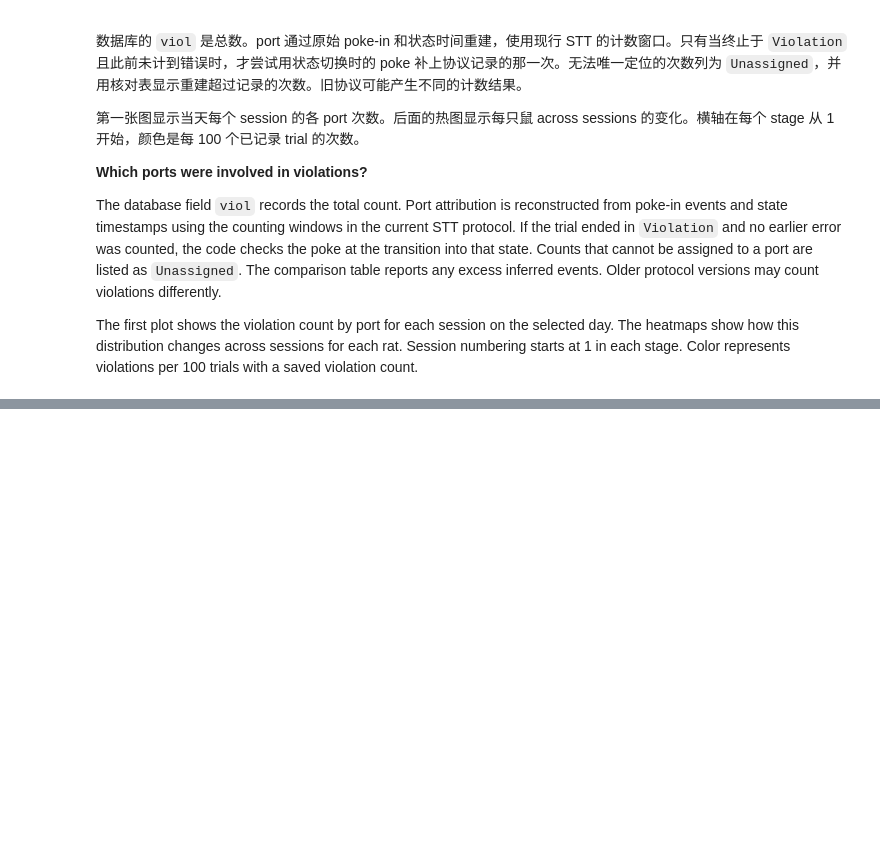
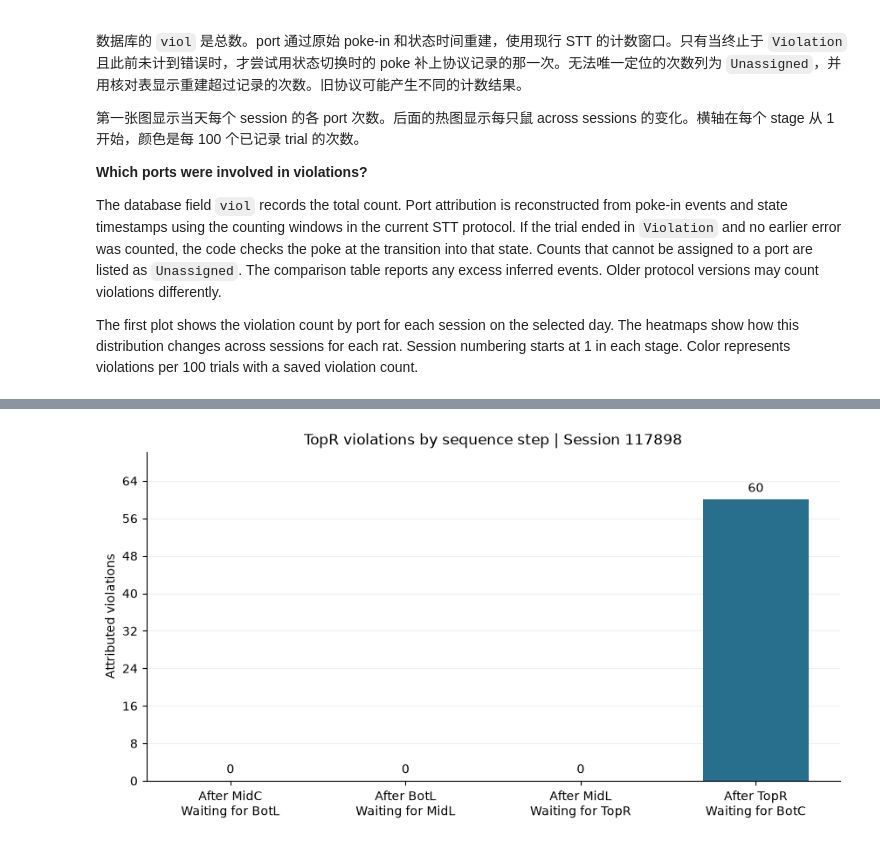
Before and after one commit to AplysiaC/behavior_trial, a Jupyter notebook: notebooks/stt_training_dashboard.ipynb, the cells around one changed output, grey strips where cells are left out. Drawn from its saved outputs; the diff is of its cells as text; code cells hidden in the pictures; blank space fills up the shorter version.

```diff
--- a/notebooks/stt_training_dashboard.ipynb
+++ b/notebooks/stt_training_dashboard.ipynb
@@ -381,0 +447,92 @@ for stage, frame in history_ports.groupby("stage", sort=False):
+# %%
+SESSION_ID = 117898
+VIOLATION_PORT = "TopR"  # e.g. "MidL", "BotC"
+
+if VIOLATION_PORT not in PORTS:
+    raise ValueError(f"Choose a port from {', '.join(PORTS)}.")
+
+position_sql = text("""
+    SELECT t.trialnum, t.viol, p.parsed_events, d.data AS trial_data
+    FROM beh.trials AS t
+    LEFT JOIN beh.parsed_events AS p ON p.trialid = t.trialid
+    LEFT JOIN beh.trial_data AS d ON d.trialid = t.trialid
+    WHERE t.sessid = :session_id AND t.viol > 0
+    ORDER BY t.trialnum
+""")
+wrong_trials = pd.read_sql_query(position_sql, dbe, params={"session_id": SESSION_ID})
+rows = []
+sequences = set()
+unassigned = 0
+for trial in wrong_trials.itertuples(index=False):
+    events = infer_violation_events(payload(trial.parsed_events))
+    recorded = int(trial.viol)
+    if len(events) > recorded:
+        events = []
+    unassigned += recorded - len(events)
+
+    sequence = payload(trial.trial_data).get("target_sequence")
+    targets = [*sequence, "BotC"] if isinstance(sequence, list) and len(sequence) == 4 else None
+    if targets:
+        sequences.add(tuple(targets))
+    for port, timestamp, step in events:
+        rows.append({
+            "trialnum": trial.trialnum,
+            "violation_port": port,
+            "after_step": step,
+            "last_correct_port": targets[step - 1] if targets and 1 <= step <= 4 else "Unknown",
+            "next_target": targets[step] if targets and 1 <= step <= 4 else "Unknown",
+            "time_in_trial_s": timestamp,
+        })
+
+all_details = pd.DataFrame(rows, columns=[
+    "trialnum", "violation_port", "after_step", "last_correct_port",
+    "next_target", "time_in_trial_s",
+]).sort_values(["trialnum", "time_in_trial_s"])
+selected = all_details.loc[all_details["violation_port"].eq(VIOLATION_PORT)]
+print(f"Session {SESSION_ID} · {VIOLATION_PORT}: {len(selected)} attributed events")
+print(f"Unassigned recorded violations across all ports: {unassigned}")
+if not wrong_trials.empty:
+    steps = list(range(1, 5))
+    counts_by_step = selected["after_step"].value_counts().reindex(steps, fill_value=0).tolist()
+    labels = [f"After step {step}" for step in steps]
+    if len(sequences) == 1:
+        targets = next(iter(sequences))
+        labels = [f"After {targets[k - 1]}\nWaiting for {targets[k]}" for k in steps]
+    fig, ax = plt.subplots(figsize=(8.5, 4.5), layout="constrained")
+    bars = ax.bar(steps, counts_by_step, width=0.6, color="#286f8d")
+    ax.bar_label(bars, padding=4)
+    ax.set_xticks(steps, labels)
+    ax.set(title=f"{VIOLATION_PORT} violations by sequence step | Session {SESSION_ID}",
+           ylabel="Attributed violations", ylim=(0, max(counts_by_step + [4]) * 1.17))
+    ax.yaxis.set_major_locator(MaxNLocator(integer=True))
+    ax.spines[["top", "right"]].set_visible(False)
+    ax.set_axisbelow(True)
+    ax.grid(axis="y", alpha=0.2)
+    plt.show()
+
+    port_by_step = (all_details.groupby(["violation_port", "after_step"]).size()
+                    .unstack(fill_value=0).reindex(index=PORTS, columns=steps, fill_value=0))
+    fig_ports, ax_ports = plt.subplots(figsize=(8.5, 5.2), layout="constrained")
+    vmax = max(1, port_by_step.to_numpy().max())
+    heatmap = ax_ports.imshow(port_by_step, cmap="Blues", vmin=0, vmax=vmax, aspect="auto")
+    for i, values in enumerate(port_by_step.to_numpy()):
+        for j, count in enumerate(values):
+            ax_ports.text(j, i, str(count), ha="center", va="center",
+                          color="white" if count > 0.55 * vmax else "#162f45")
+    ax_ports.set_xticks(range(len(steps)), labels)
+    ax_ports.set_yticks(range(len(PORTS)), PORTS)
+    ax_ports.set(title=f"Violations by port and sequence step | Session {SESSION_ID}",
+                 ylabel="Port poked during violation")
+    fig_ports.colorbar(heatmap, ax=ax_ports, label="Attributed violations")
+    plt.show()
+if not selected.empty:
+    details = selected
+    groups = ["after_step", "last_correct_port", "next_target"]
+    by_step = details.groupby(groups).size().rename("violations").reset_index()
+    display(by_step)
+    display(details.round({"time_in_trial_s": 4}))
+elif wrong_trials.empty:
+    print("No trials with recorded violations were found for this session ID.")
+else:
+    print("No recorded violation could be attributed to the selected port.")
+# %% [output]
@@ -381,0 +541 @@ for stage, frame in history_ports.groupby("stage", sort=False):
+[figure, added]
```
Also changed, not shown: parts of 8 cells of this notebook.
